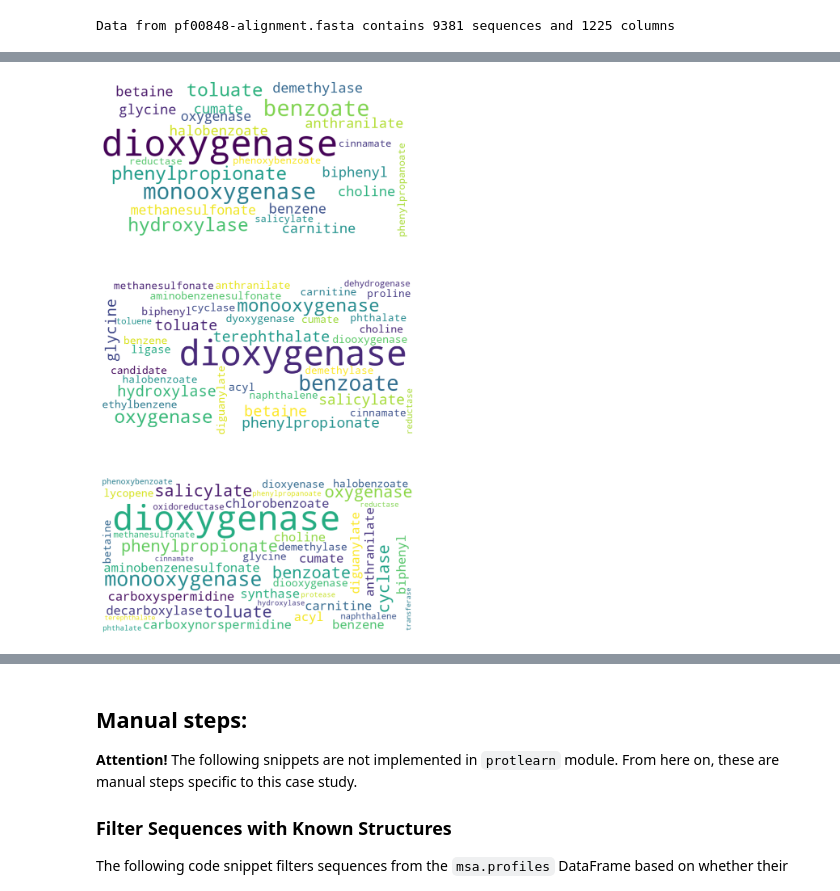
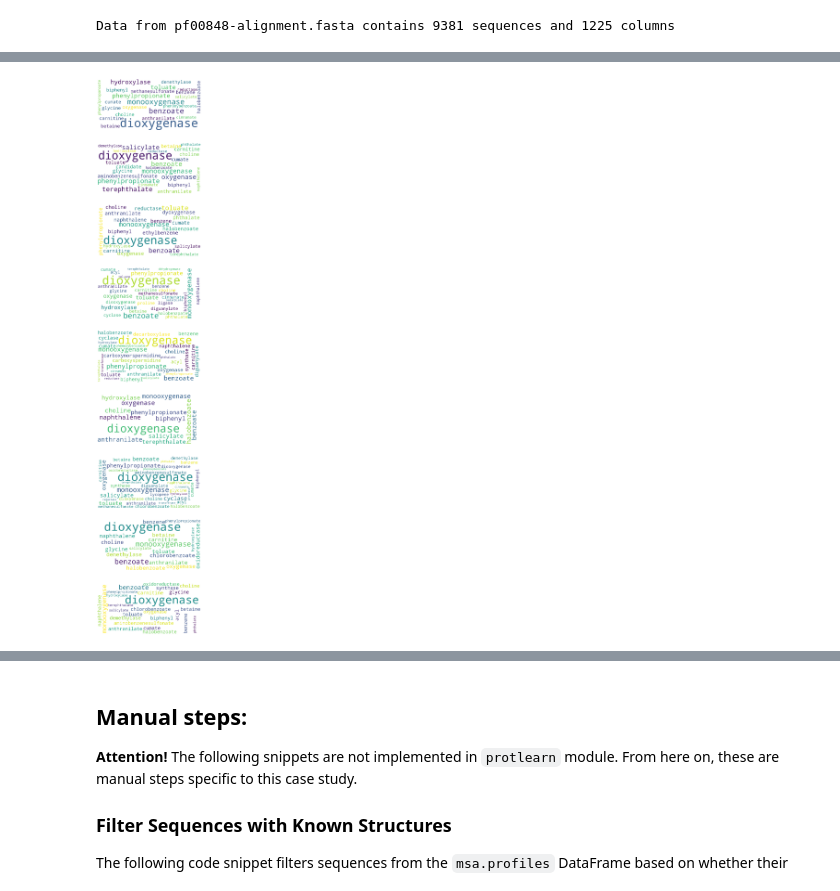
Before and after one commit to lcobiodata/msautils, a Jupyter notebook: examples/ring-hydroxylating_dioxygenase/example-ring-hydroxylating-dioxygenase.ipynb, the cells around one changed output, grey strips where cells are left out. Drawn from its saved outputs; the diff is of its cells as text; code cells hidden in the pictures.

```diff
--- a/examples/ring-hydroxylating_dioxygenase/example-ring-hydroxylating-dioxygenase.ipynb
+++ b/examples/ring-hydroxylating_dioxygenase/example-ring-hydroxylating-dioxygenase.ipynb
@@ -39,4 +37,5 @@ Dimensions reduced from (6469, 41) to (6469, 2)
 # %%
-msa.cluster(min_clusters=3, **viz_params)
+# msa.cluster(min_clusters=3, **viz_params)
+msa.cluster(**viz_params)
 # %% [output]
-[figure, old version]
+[figure, new version]
```
Also changed, not shown: parts of 6 cells of this notebook, 16 other files.
